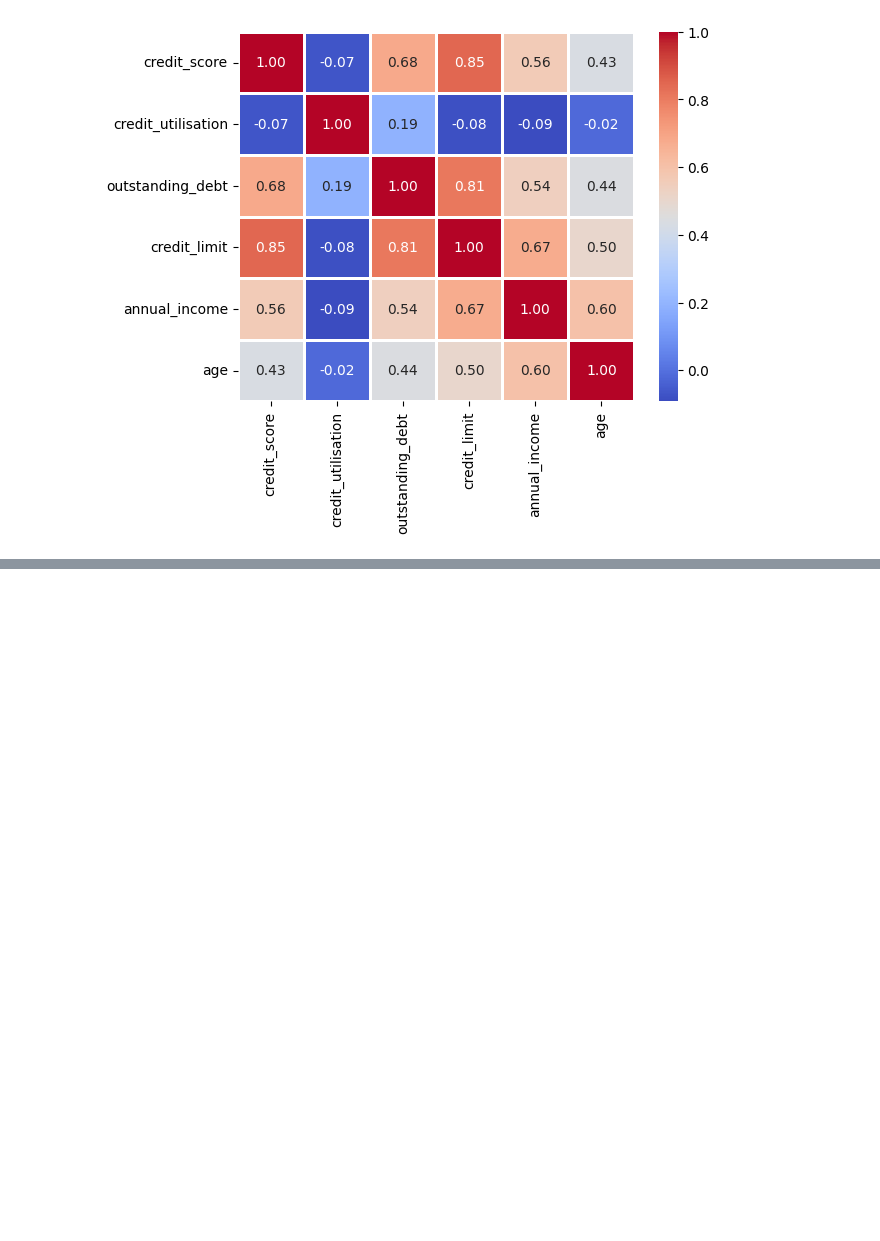
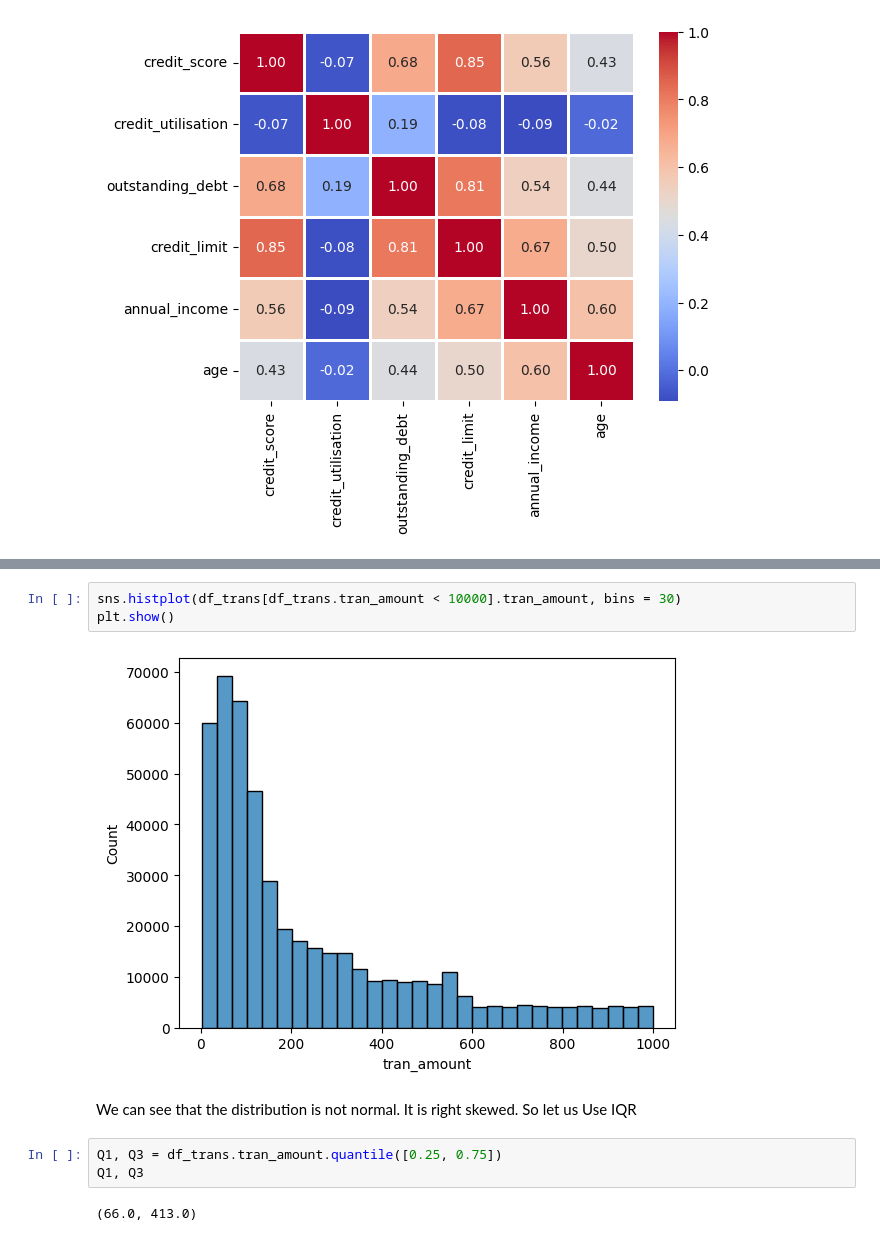
Before and after one commit to pramod2110/AtliQo-Bank-Project, a Jupyter notebook: code.ipynb, the cells around one changed output, grey strips where cells are left out. Cells and saved outputs as stored; diff of their text form; blank space fills up the shorter version.

```diff
--- a/code.ipynb
+++ b/code.ipynb
@@ -913,0 +1097,12 @@ plt.show()
+# %%
+sns.histplot(df_trans[df_trans.tran_amount < 10000].tran_amount, bins = 30)
+plt.show()
+# %% [output]
+[figure, added]
+# %% [markdown]
+We can see that the distribution is not normal. It is right skewed. So let us Use IQR
+# %%
+Q1, Q3 = df_trans.tran_amount.quantile([0.25, 0.75])
+Q1, Q3
+# %% [output]
+(66.0, 413.0)
```
Also changed, not shown: parts of 53 cells of this notebook.
